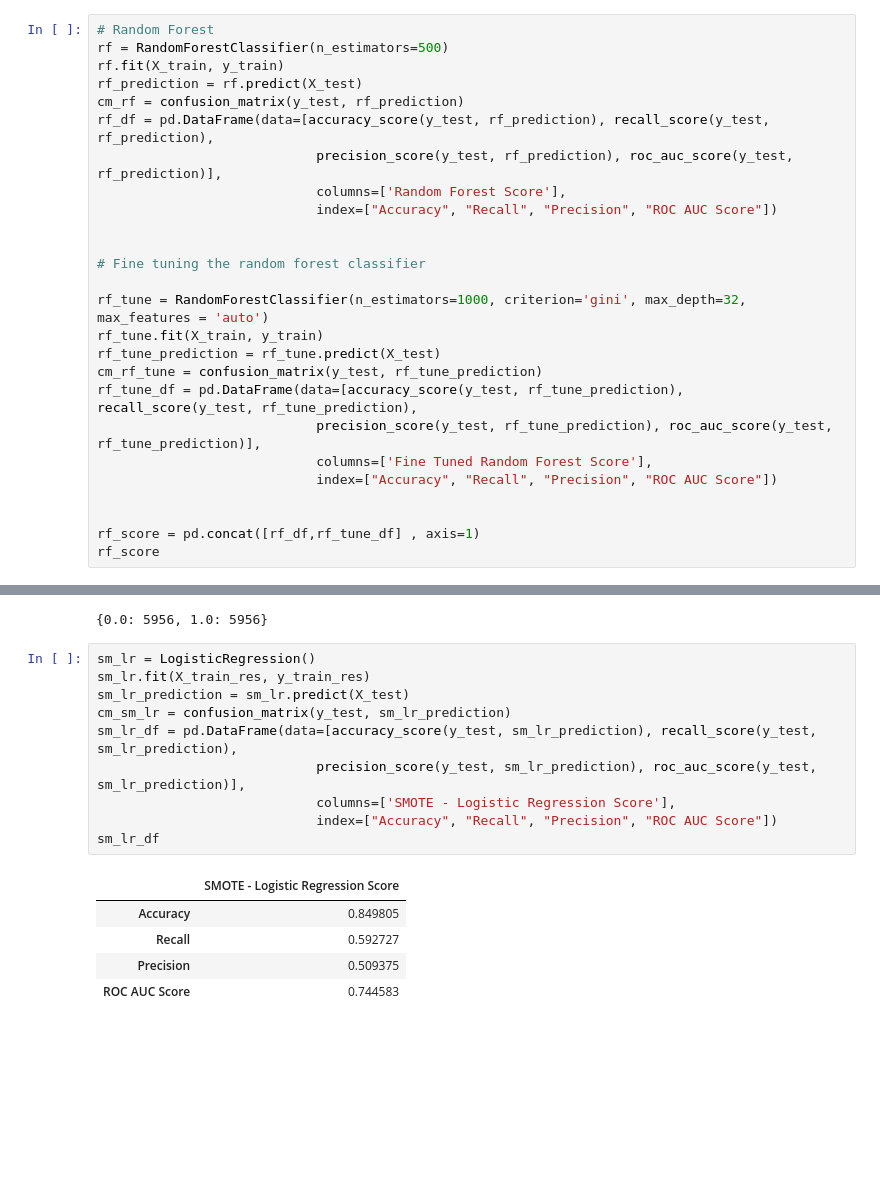
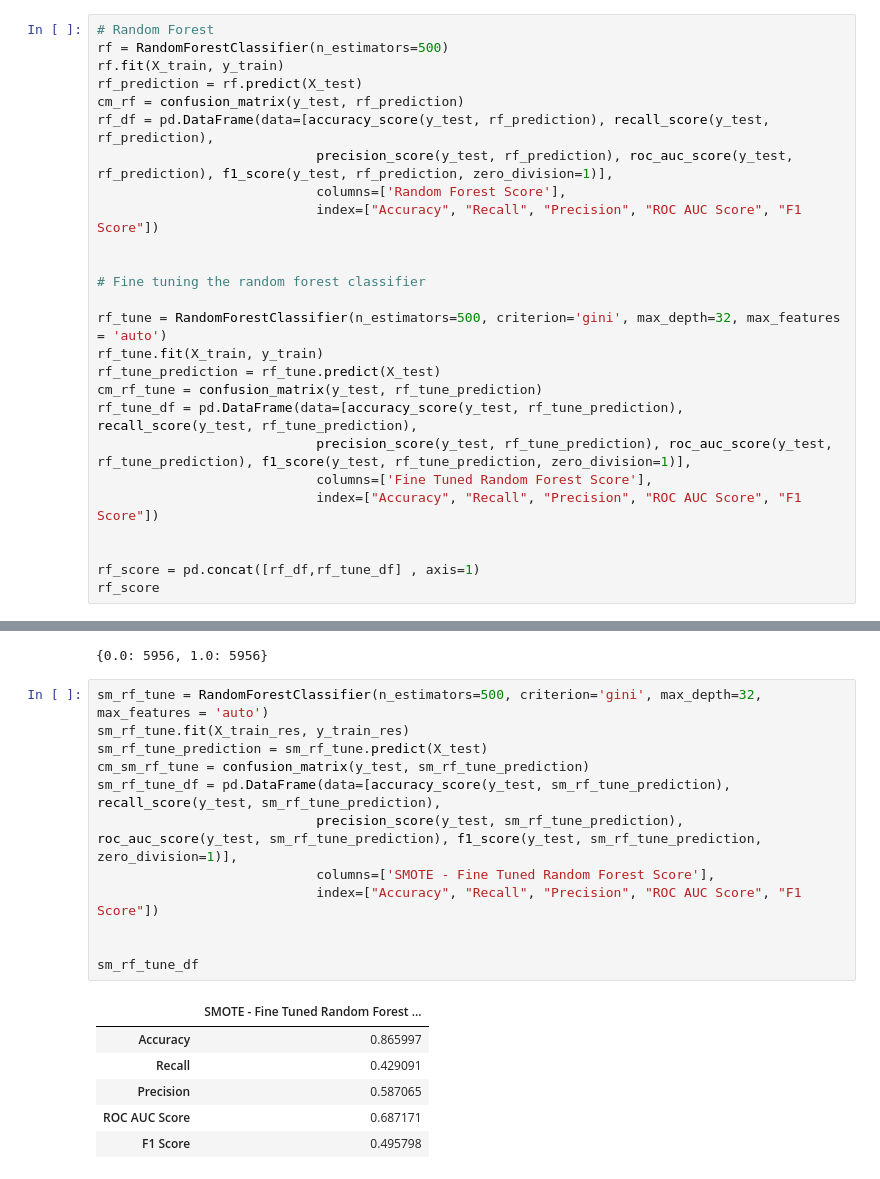
Before and after one commit to vaibhav1595/HR-Analytics-Predict-who-will-change-jobs, a Jupyter notebook: Predict_who_will_move_to_a_new_job.ipynb, the cells around one changed output, grey strips where cells are left out. Cells and saved outputs as stored; diff of their text form; blank space fills up the shorter version.

```diff
--- a/Predict_who_will_move_to_a_new_job.ipynb
+++ b/Predict_who_will_move_to_a_new_job.ipynb
@@ -792,21 +794,21 @@ rf.fit(X_train, y_train)
 rf_prediction = rf.predict(X_test)
 cm_rf = confusion_matrix(y_test, rf_prediction)
 rf_df = pd.DataFrame(data=[accuracy_score(y_test, rf_prediction), recall_score(y_test, rf_prediction),
-                            precision_score(y_test, rf_prediction), roc_auc_score(y_test, rf_prediction)],
+                            precision_score(y_test, rf_prediction), roc_auc_score(y_test, rf_prediction), f1_score(y_test, rf_prediction, zero_division=1)],
                             columns=['Random Forest Score'],
-                            index=["Accuracy", "Recall", "Precision", "ROC AUC Score"])
+                            index=["Accuracy", "Recall", "Precision", "ROC AUC Score", "F1 Score"])
 
 
 # Fine tuning the random forest classifier
 
-rf_tune = RandomForestClassifier(n_estimators=1000, criterion='gini', max_depth=32, max_features = 'auto')
+rf_tune = RandomForestClassifier(n_estimators=500, criterion='gini', max_depth=32, max_features = 'auto')
 rf_tune.fit(X_train, y_train)
 rf_tune_prediction = rf_tune.predict(X_test)
 cm_rf_tune = confusion_matrix(y_test, rf_tune_prediction)
 rf_tune_df = pd.DataFrame(data=[accuracy_score(y_test, rf_tune_prediction), recall_score(y_test, rf_tune_prediction),
-                            precision_score(y_test, rf_tune_prediction), roc_auc_score(y_test, rf_tune_prediction)],
+                            precision_score(y_test, rf_tune_prediction), roc_auc_score(y_test, rf_tune_prediction), f1_score(y_test, rf_tune_prediction, zero_division=1)],
                             columns=['Fine Tuned Random Forest Score'],
-                            index=["Accuracy", "Recall", "Precision", "ROC AUC Score"])
+                            index=["Accuracy", "Recall", "Precision", "ROC AUC Score", "F1 Score"])
 
 
 rf_score = pd.concat([rf_df,rf_tune_df] , axis=1)
@@ -897,18 +891,21 @@ y_train_res_dict_value_count
 # %% [output]
 {0.0: 5956, 1.0: 5956}
 # %%
-sm_lr = LogisticRegression()
-sm_lr.fit(X_train_res, y_train_res)
-sm_lr_prediction = sm_lr.predict(X_test)
-cm_sm_lr = confusion_matrix(y_test, sm_lr_prediction)
-sm_lr_df = pd.DataFrame(data=[accuracy_score(y_test, sm_lr_prediction), recall_score(y_test, sm_lr_prediction),
-                            precision_score(y_test, sm_lr_prediction), roc_auc_score(y_test, sm_lr_prediction)],
-                            columns=['SMOTE - Logistic Regression Score'],
-                            index=["Accuracy", "Recall", "Precision", "ROC AUC Score"])
-sm_lr_df
+sm_rf_tune = RandomForestClassifier(n_estimators=500, criterion='gini', max_depth=32, max_features = 'auto')
+sm_rf_tune.fit(X_train_res, y_train_res)
+sm_rf_tune_prediction = sm_rf_tune.predict(X_test)
+cm_sm_rf_tune = confusion_matrix(y_test, sm_rf_tune_prediction)
+sm_rf_tune_df = pd.DataFrame(data=[accuracy_score(y_test, sm_rf_tune_prediction), recall_score(y_test, sm_rf_tune_prediction),
+                            precision_score(y_test, sm_rf_tune_prediction), roc_auc_score(y_test, sm_rf_tune_prediction), f1_score(y_test, sm_rf_tune_prediction, zero_division=1)],
+                            columns=['SMOTE - Fine Tuned Random Forest Score'],
+                            index=["Accuracy", "Recall", "Precision", "ROC AUC Score", "F1 Score"])
+
+
+sm_rf_tune_df
 # %% [output]
-|  | SMOTE - Logistic Regression Score |
-| Accuracy | 0.849805 |
-| Recall | 0.592727 |
-| Precision | 0.509375 |
-| ROC AUC Score | 0.744583 |
+|  | SMOTE - Fine Tuned Random Forest ... |
+| Accuracy | 0.865997 |
+| Recall | 0.429091 |
+| Precision | 0.587065 |
+| ROC AUC Score | 0.687171 |
+| F1 Score | 0.495798 |
```
Also changed, not shown: parts of 9 cells of this notebook.
